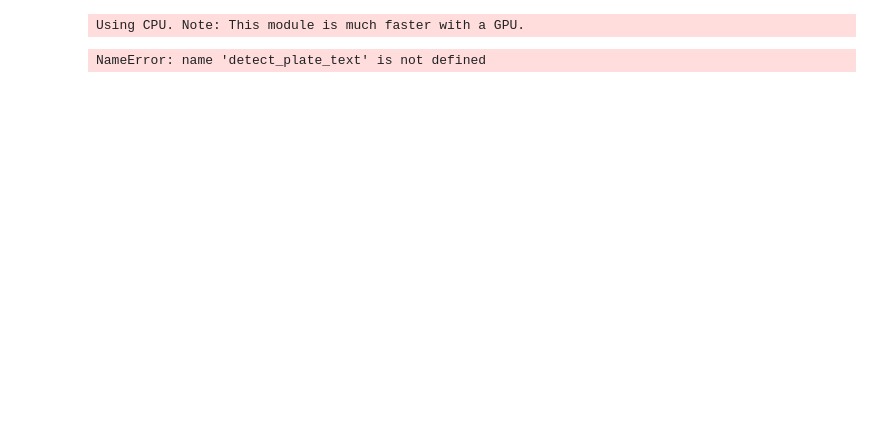
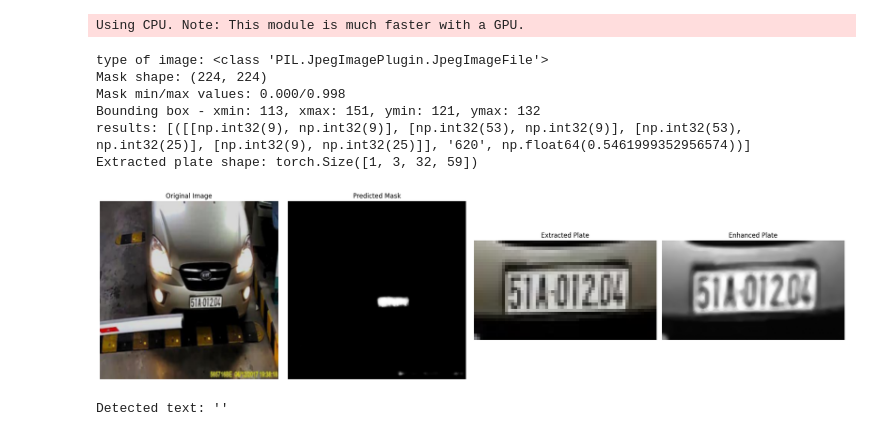
Before and after one commit to aguusandy/plate_detection_ai_unet, a Jupyter notebook: plate_extract.ipynb, the cells around one changed output. Saved outputs shown, nothing was run; the diff lists cells and outputs as text; code cells hidden in the pictures; blank space fills up the shorter version.

```diff
--- a/plate_extract.ipynb
+++ b/plate_extract.ipynb
@@ -152,7 +152,7 @@ def detect_plate_text(image, model, device=my_device, confidence_threshold=0.5):
         if isinstance(image, str):
             image = Image.open(image)
 
-        plate, original, mask = get_plate(image, model, 320, 0.7, 0.9, device)
+        plate, original, mask = get_plate(image, model, 224, 0.7, 0.9, device)
 
         enhanced_plate = enhance_plate_image(plate)
 
@@ -182,10 +182,17 @@ def detect_plate_text(image, model, device=my_device, confidence_threshold=0.5):
         return ""
 # %%
 
-text = detect_plate_text(example['image'], model, my_device, confidence_threshold=0.1)
+text = detect_plate_text(example['image'], model, my_device, confidence_threshold=0.9)
 print(f"Detected text: '{text}'")
 # %% [output]
-NameError: name 'detect_plate_text' is not defined
+type of image: <class 'PIL.JpegImagePlugin.JpegImageFile'>
+Mask shape: (224, 224)
+Mask min/max values: 0.000/0.998
+Bounding box - xmin: 113, xmax: 151, ymin: 121, ymax: 132
+results: [([[np.int32(9), np.int32(9)], [np.int32(53), np.int32(9)], [np.int32(53), np.int32(25)], [np.int32(9), np.int32(25)]], '620', np.float64(0.5461999352956574))]
+Extracted plate shape: torch.Size([1, 3, 32, 59])
+[figure, added]
+Detected text: ''
 # %%
 """
 Mask shape: (288, 288)
```
Also changed, not shown: parts of 3 cells of this notebook, 2 other files.
